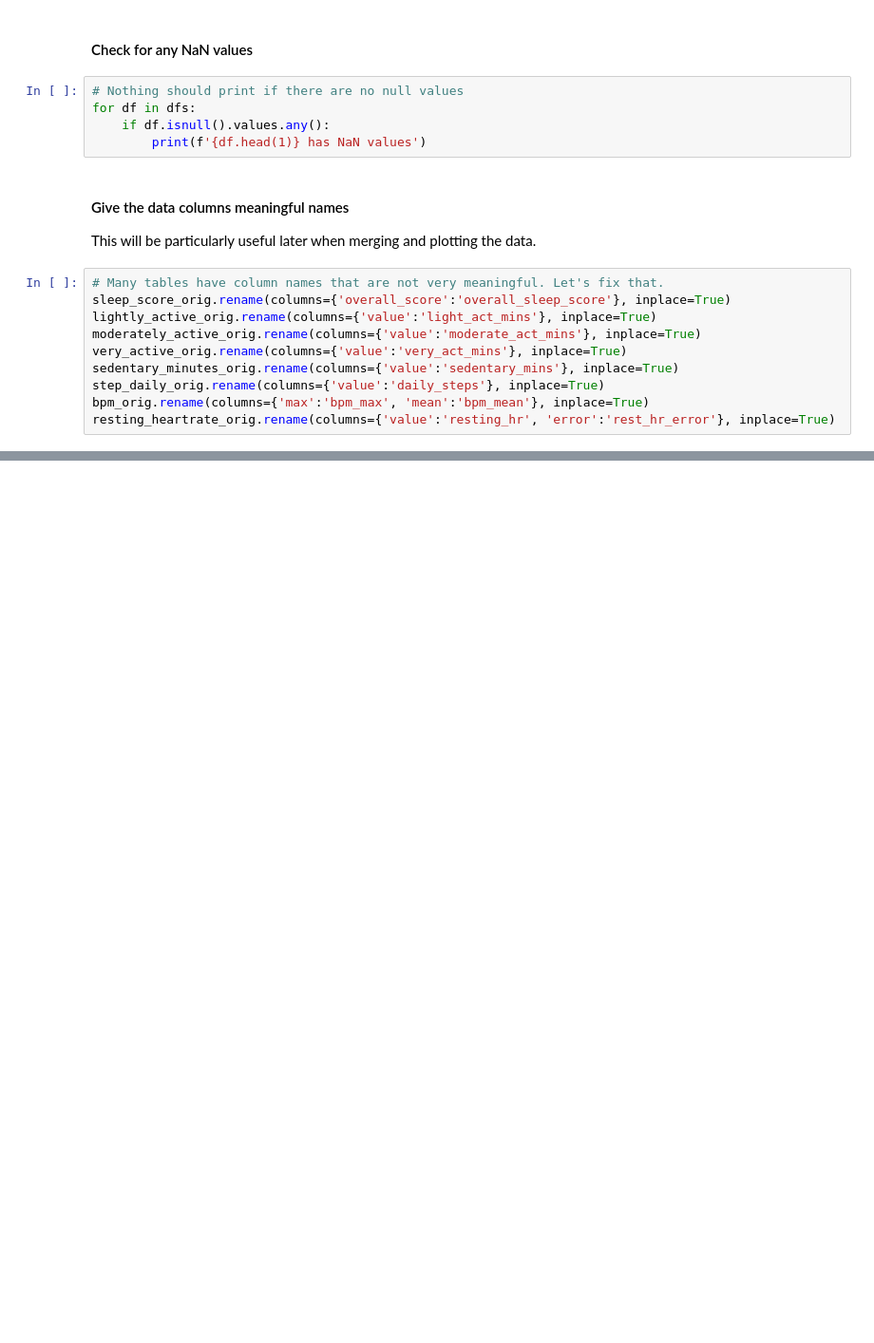
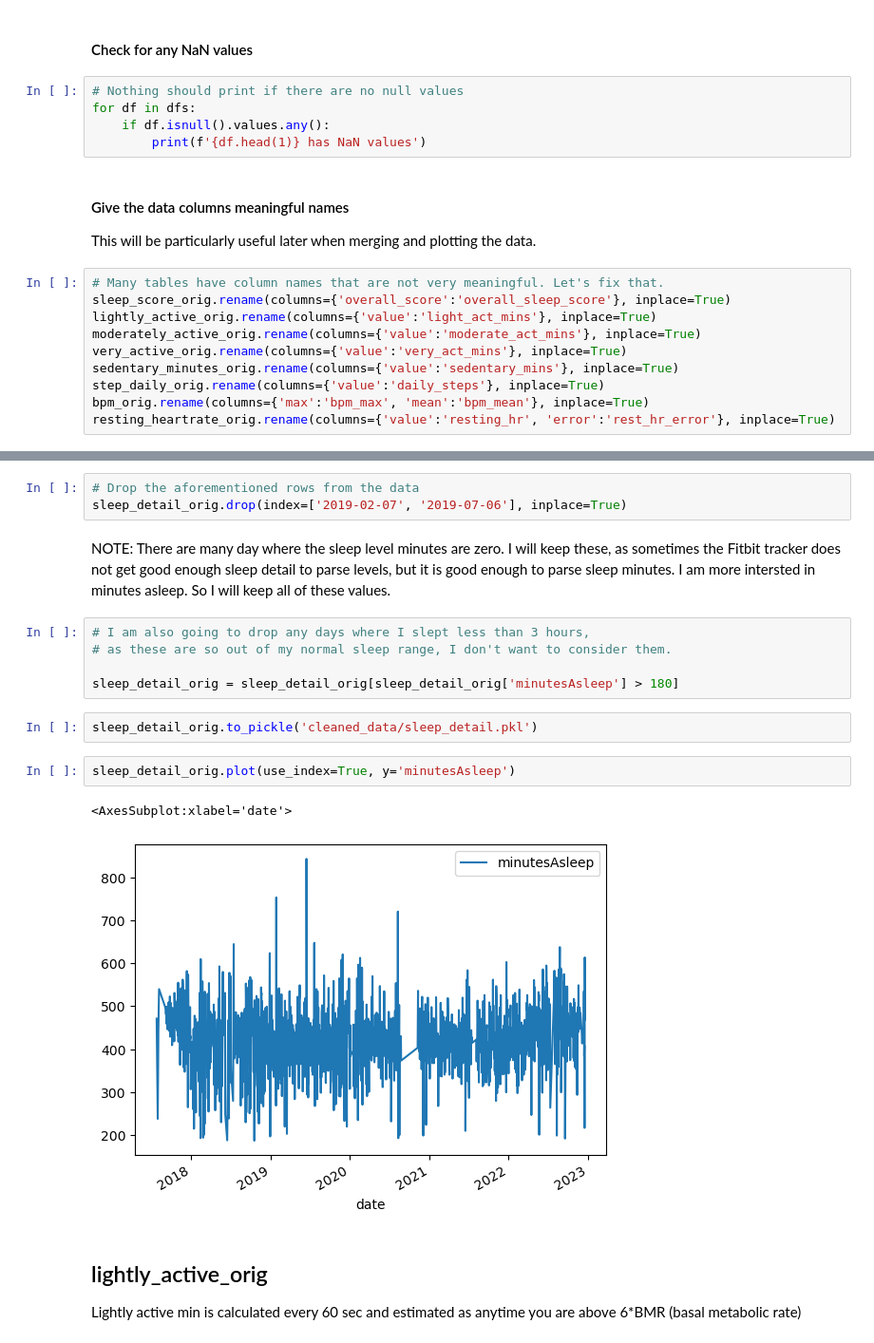
Before and after one commit to jackie-kinsler/sleep_analysis_py, a Jupyter notebook: clean_and_explore.ipynb, the cells around one changed output, grey strips where cells are left out. Shown at 95% size. Drawn from its saved outputs; the diff is of its cells as text; blank space fills up the shorter version.

```diff
--- a/clean_and_explore.ipynb
+++ b/clean_and_explore.ipynb
@@ -127,0 +184,20 @@ No day should have more than 60,000 steps.
+# %%
+# Drop the aforementioned rows from the data
+sleep_detail_orig.drop(index=['2019-02-07', '2019-07-06'], inplace=True)
+# %% [markdown]
+NOTE: There are many day where the sleep level minutes are zero. I will keep these, as sometimes the Fitbit tracker does not get good enough sleep detail to parse levels, but it is good enough to parse sleep minutes. I am more intersted in minutes asleep. So I will keep all of these values.
+# %%
+# I am also going to drop any days where I slept less than 3 hours,
+# as these are so out of my normal sleep range, I don't want to consider them.
+
+sleep_detail_orig = sleep_detail_orig[sleep_detail_orig['minutesAsleep'] > 180]
+# %%
+sleep_detail_orig.to_pickle('cleaned_data/sleep_detail.pkl')
+# %%
+sleep_detail_orig.plot(use_index=True, y='minutesAsleep')
+# %% [output]
+<AxesSubplot:xlabel='date'>
+[figure, added]
+# %% [markdown]
+## lightly_active_orig
+Lightly active min is calculated every 60 sec and estimated as anytime you are above 6*BMR (basal metabolic rate)
```
Also changed, not shown: parts of 53 cells of this notebook.
